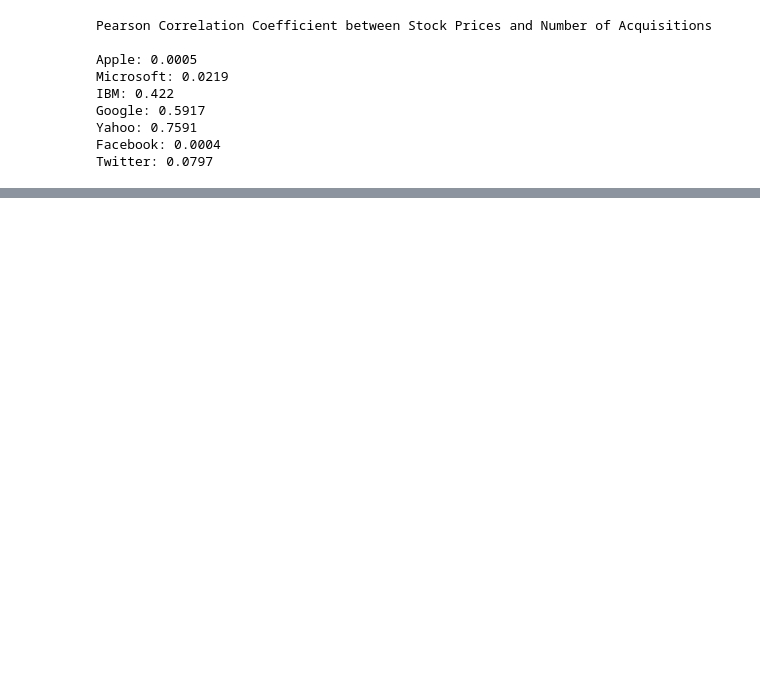
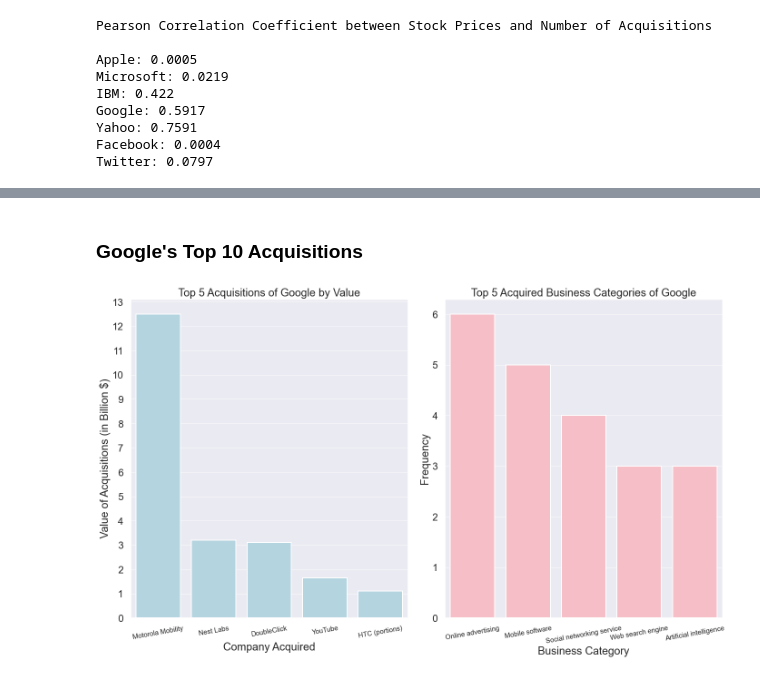
Before and after one commit to hyunjun0228/D.S.-Project-2-Company-Acquisitions, a Jupyter notebook: acquisition.ipynb, the cells around one changed output, grey strips where cells are left out. Saved outputs shown, nothing was run; the diff lists cells and outputs as text; code cells hidden in the pictures; blank space fills up the shorter version.

```diff
--- a/acquisition.ipynb
+++ b/acquisition.ipynb
@@ -45,0 +23,12 @@ print(acquisitions.head())
+# %%
+import pandas as pd
+import clean_data_acq as cd
+acquisitions = pd.read_csv('acquisitions.csv')
+
+# Separating the 'Value (USD)' column with the index column as 'AcquisitionID', since the 'Value (USD)' column has a lot of NaN values and we will thus examine this column separately
+acquisitions_values = acquisitions[['ParentCompany','AcquisitionID','Value (USD)', 'Company', 'Country', 'Derived products', 'Business']]
+# acquisitions_values has 'id' and 'value' as its column from this point on
+acquisitions_values = cd.extract_clean_values(acquisitions_values)
+
+acquisitions = cd.clean_data(acquisitions)
+print(acquisitions.head())
@@ -221,0 +360,18 @@ On the other hand, the correlation coefficient values of <b>Apple, Microsoft, Fa
+# %% [markdown]
+<h3> Google's Top 10 Acquisitions </h3>
+# %%
+plt.figure(figsize=(20,12))
+
+ax1 = plt.subplot(1,2,1)
+top_five_acq('Google', ax1)
+plt.tick_params(axis='x', labelsize=15)
+plt.xticks(rotation=10)
+
+ax2 = plt.subplot(1,2,2)
+top_five_business_categories('Google', ax2)
+plt.tick_params(axis='x', labelsize=15)
+plt.xticks(rotation=10)
+plt.tight_layout()
+plt.show()
+# %% [output]
+[figure, added]
```
Also changed, not shown: parts of 25 cells of this notebook.
